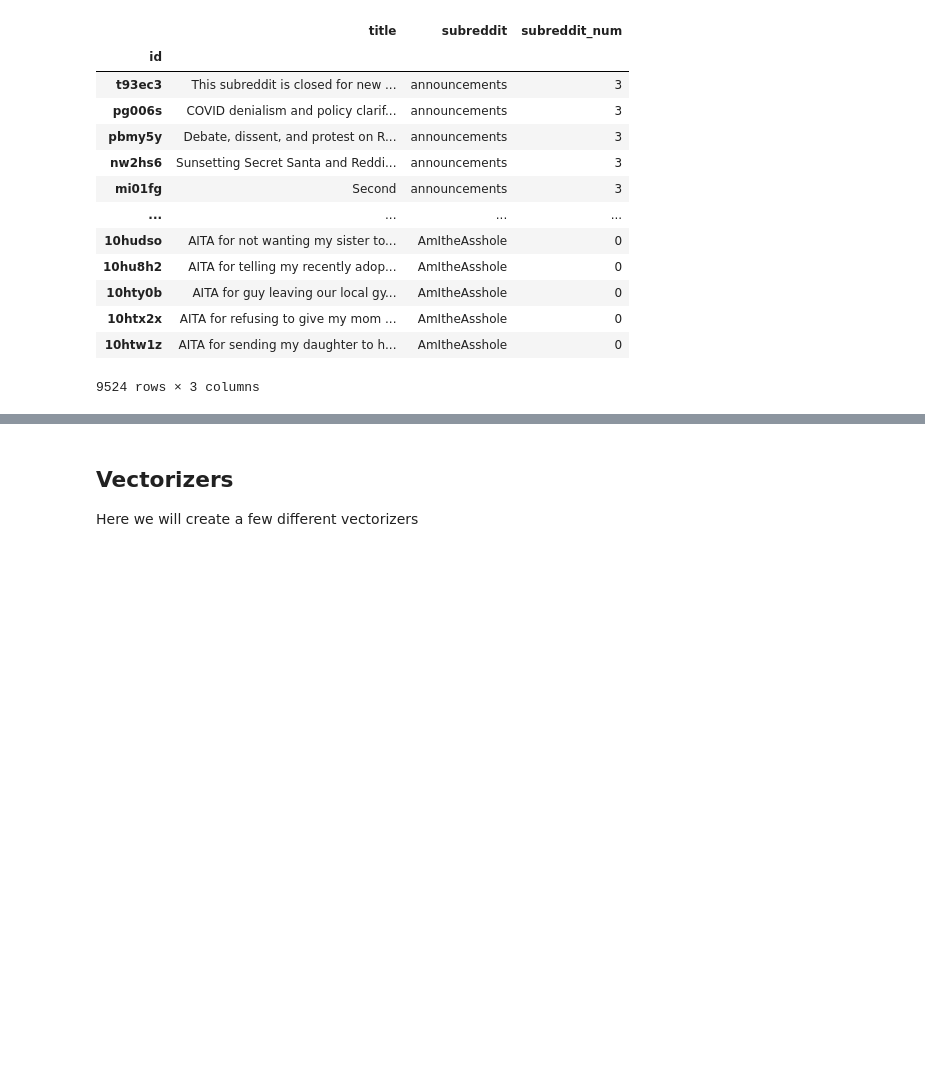
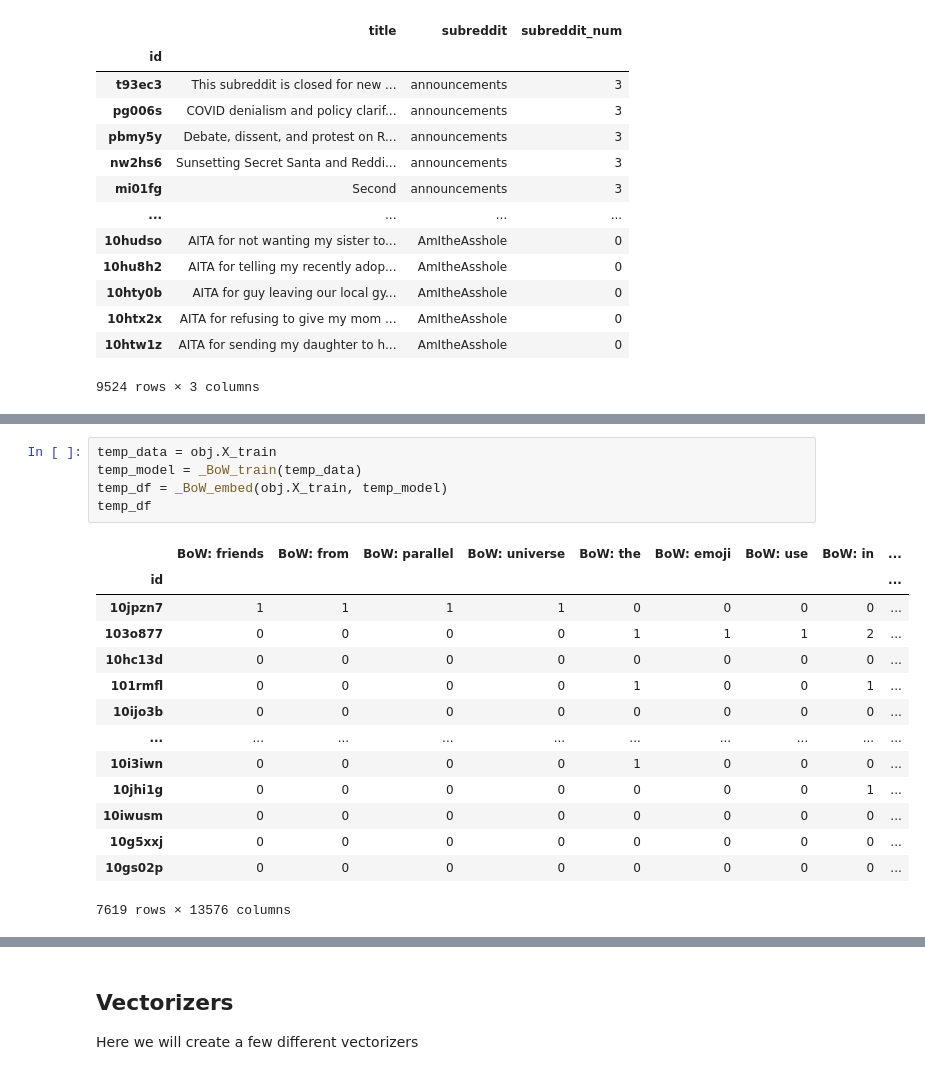
Before and after one commit to rainonej/Reddit-Projects, a Jupyter notebook: Subreddit Prediction Presentation.ipynb, the cells around one changed output, grey strips where cells are left out. Drawn from its saved outputs; the diff is of its cells as text; blank space fills up the shorter version.

```diff
--- a/Subreddit Prediction Presentation.ipynb
+++ b/Subreddit Prediction Presentation.ipynb
@@ -440,0 +564,20 @@ obj.full_data
+# %%
+temp_data = obj.X_train
+temp_model = _BoW_train(temp_data)
+temp_df = _BoW_embed(obj.X_train, temp_model)
+temp_df
+# %% [output]
+|  | BoW: friends | BoW: from | BoW: parallel | BoW: universe | BoW: the | BoW: emoji | BoW: use | BoW: in | ... |
+| id |  |  |  |  |  |  |  |  | ... |
+| 10jpzn7 | 1 | 1 | 1 | 1 | 0 | 0 | 0 | 0 | ... |
+| 103o877 | 0 | 0 | 0 | 0 | 1 | 1 | 1 | 2 | ... |
+| 10hc13d | 0 | 0 | 0 | 0 | 0 | 0 | 0 | 0 | ... |
+| 101rmfl | 0 | 0 | 0 | 0 | 1 | 0 | 0 | 1 | ... |
+| 10ijo3b | 0 | 0 | 0 | 0 | 0 | 0 | 0 | 0 | ... |
+| ... | ... | ... | ... | ... | ... | ... | ... | ... | ... |
+| 10i3iwn | 0 | 0 | 0 | 0 | 1 | 0 | 0 | 0 | ... |
+| 10jhi1g | 0 | 0 | 0 | 0 | 0 | 0 | 0 | 1 | ... |
+| 10iwusm | 0 | 0 | 0 | 0 | 0 | 0 | 0 | 0 | ... |
+| 10g5xxj | 0 | 0 | 0 | 0 | 0 | 0 | 0 | 0 | ... |
+| 10gs02p | 0 | 0 | 0 | 0 | 0 | 0 | 0 | 0 | ... |
+7619 rows × 13576 columns
```
Also changed, not shown: parts of 23 cells of this notebook.
